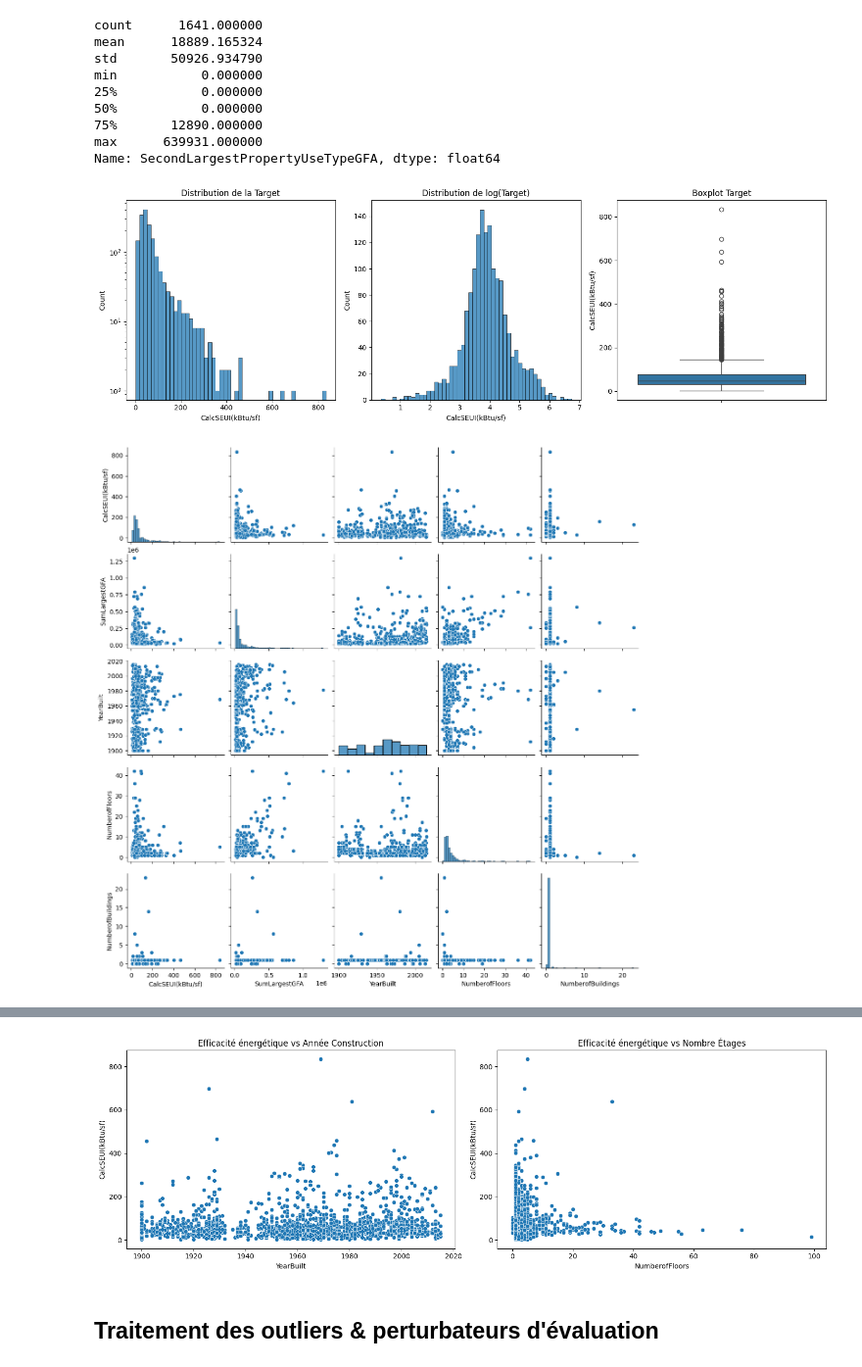
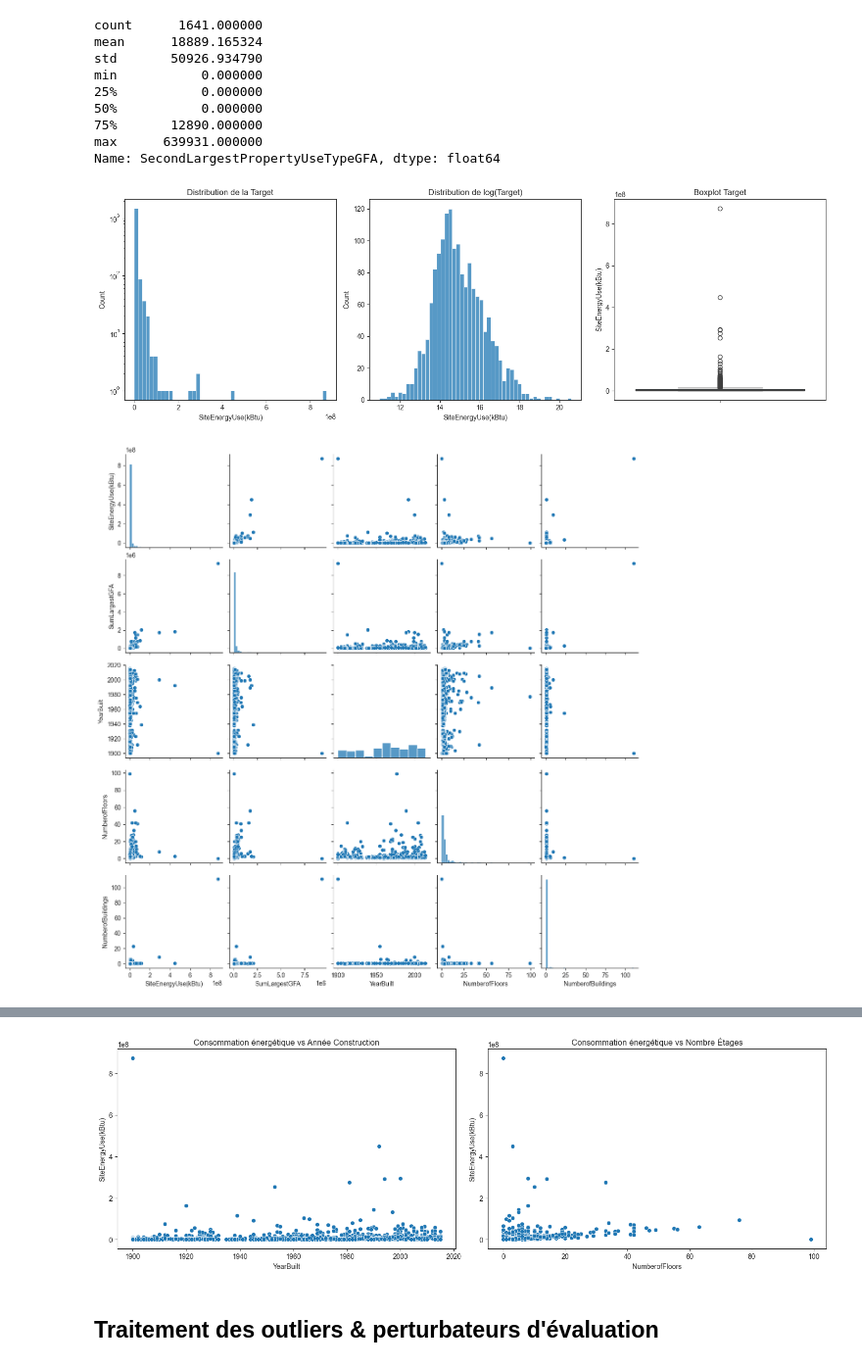
Before and after one commit to day811/OCDE-P6, a Jupyter notebook: modelistation_supervisee_EDA.ipynb, the cells around one changed output, grey strips where cells are left out. Shown at 98% size. Drawn from its saved outputs; the diff is of its cells as text; code cells hidden in the pictures.

```diff
--- a/modelistation_supervisee_EDA.ipynb
+++ b/modelistation_supervisee_EDA.ipynb
@@ -274,0 +277,8 @@ Name: count, dtype: int64
+# %%
+countdf = countdf[countdf['count']>=10]
+fig, ax = plt.subplots(figsize = (8,6))
+sns.barplot(data = countdf, y = 'FirstUseType', x = 'count')
+plt.title("Plus importants types d'usage de la propriété principale")
+plt.xlabel("Nombre d'usages")
+sns.set_style("ticks")
+plt.show()
@@ -396,8 +408,8 @@ Name: SecondLargestPropertyUseTypeGFA, dtype: float64
 # %%
 # Choix de SumLargestGFA comme predicteur surface pour l'efficacité
 ### Analyses supplémentaires EDA
-bc_with_target['CalcSEUI(kBtu/sf)'] = bc_with_target['SiteEnergyUse(kBtu)'] / bc_with_target['SumLargestGFA']
-efficiency_target = 'CalcSEUI(kBtu/sf)'
+bc_with_target['CalcSEUI(kBtu/sf)'] = np.log1p(bc_with_target['SiteEnergyUse(kBtu)'] )
+efficiency_target = 'SiteEnergyUse(kBtu)'
 # 1. Distribution de la target
 plt.figure(figsize=(15, 5))
 
@@ -421,36 +433,36 @@ continuous_vars = [efficiency_target, 'SumLargestGFA', 'YearBuilt',
                    'NumberofFloors', 'NumberofBuildings']
 sns.pairplot(bc_with_target[continuous_vars].sample(500))  # échantillon pour performance
 plt.show()
 
 # 3. Relations target vs features catégorielles importantes
 fig, axes = plt.subplots(1, 2, figsize=(15, 10))
 axes = axes.ravel()
 
 # BoxPlots pour relations catégorielles/target
 sns.boxplot(data=bc_with_target, y='FirstUseType',
             x=efficiency_target, ax=axes[0])
 axes[0].tick_params(axis='x', rotation=45)
-axes[0].set_title('Efficacité énergétique par Type de Propriété Principale')
+axes[0].set_title('Consommation énergétique par Type de Propriété Principale')
 
 sns.boxplot(data=bc_with_target, y='Neighborhood',
             x=efficiency_target, ax=axes[1])
 axes[1].tick_params(axis='x', rotation=45)
-axes[1].set_title('Efficacité énergétique par Quartier')
+axes[1].set_title('Consommation énergétique par Quartier')
 
 fig, axes = plt.subplots(1, 2, figsize=(15, 5))
 axes = axes.ravel()
 
 # Relations numériques/target
 sns.scatterplot(data=bc_with_target, x='YearBuilt',
                 y=efficiency_target, ax=axes[0])
-axes[0].set_title('Efficacité énergétique vs Année Construction')
+axes[0].set_title('Consommation énergétique vs Année Construction')
 
 sns.scatterplot(data=bc_with_target, x='NumberofFloors',
                 y=efficiency_target, ax=axes[1])
-axes[1].set_title('Efficacité énergétique vs Nombre Étages')
+axes[1].set_title('Consommation énergétique vs Nombre Étages')
 
 plt.tight_layout()
 plt.show()
 # %% [output]
-[figure, old version]
+[figure, new version]
-[figure, old version]
+[figure, new version]
@@ -458,4 +470,4 @@ plt.show()
-[figure, old version]
+[figure, new version]
 # %% [markdown]
 ## Traitement des outliers & perturbateurs d'évaluation
 # %%
```
Also changed, not shown: parts of 6 cells of this notebook.
